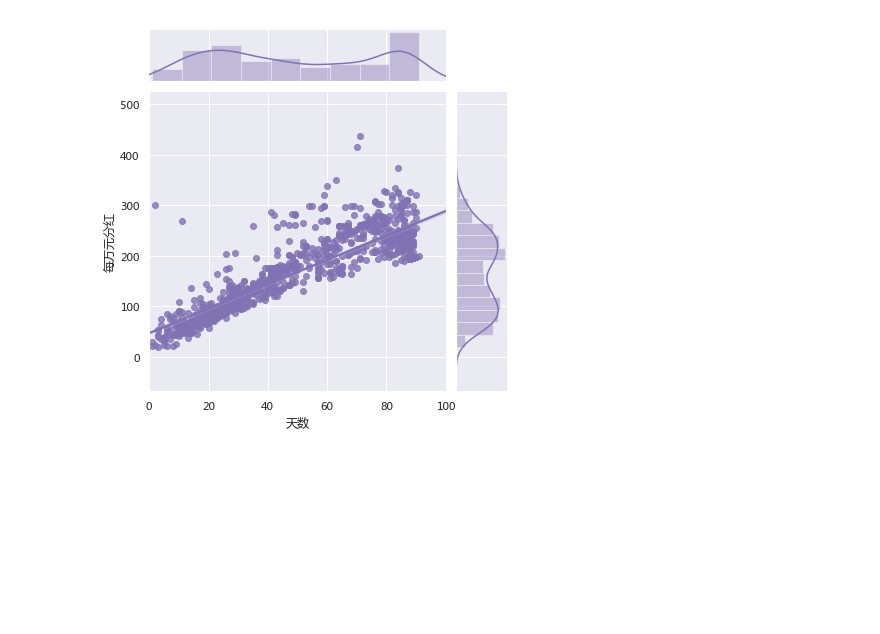
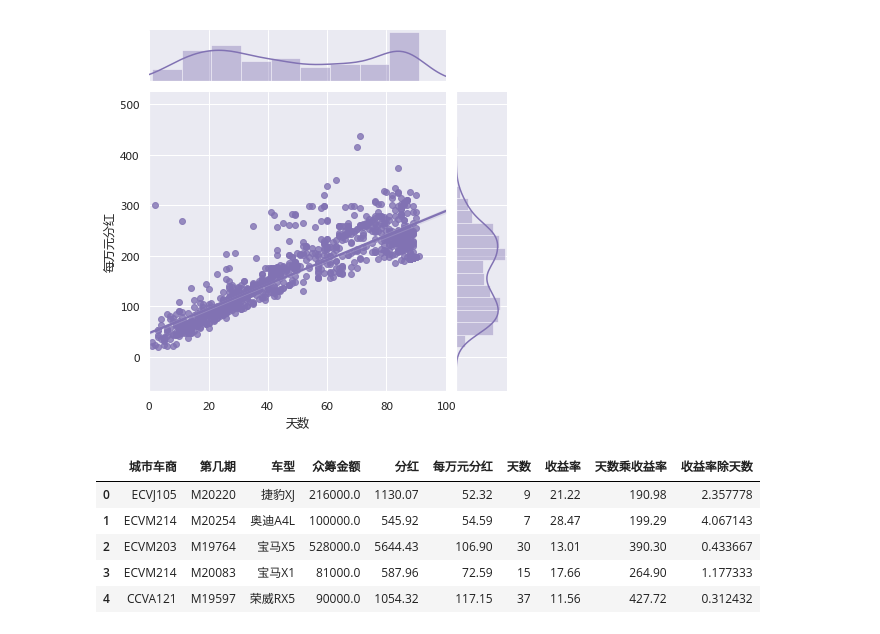
Before and after one commit to maxlz/carsale, a Jupyter notebook: car_sale.ipynb, the cells around one changed output. Cells and saved outputs as stored; diff of their text form; code cells hidden in the pictures; blank space fills up the shorter version.

```diff
--- a/car_sale.ipynb
+++ b/car_sale.ipynb
@@ -356,0 +359,9 @@ sns.jointplot(x='天数',y='每万元分红',data=df.sample(1000),xlim=(0,100),k
+# %%
+df.head()
+# %% [output]
+|  | 城市车商 | 第几期 | 车型 | 众筹金额 | 分红 | 每万元分红 | 天数 | 收益率 | 天数乘收益率 | 收益率除天数 |
+| 0 | ECVJ105 | M20220 | 捷豹XJ | 216000.0 | 1130.07 | 52.32 | 9 | 21.22 | 190.98 | 2.357778 |
+| 1 | ECVM214 | M20254 | 奥迪A4L | 100000.0 | 545.92 | 54.59 | 7 | 28.47 | 199.29 | 4.067143 |
+| 2 | ECVM203 | M19764 | 宝马X5 | 528000.0 | 5644.43 | 106.90 | 30 | 13.01 | 390.30 | 0.433667 |
+| 3 | ECVM214 | M20083 | 宝马X1 | 81000.0 | 587.96 | 72.59 | 15 | 17.66 | 264.90 | 1.177333 |
+| 4 | CCVA121 | M19597 | 荣威RX5 | 90000.0 | 1054.32 | 117.15 | 37 | 11.56 | 427.72 | 0.312432 |
```
Also changed, not shown: parts of 7 cells of this notebook, 2 other files.
